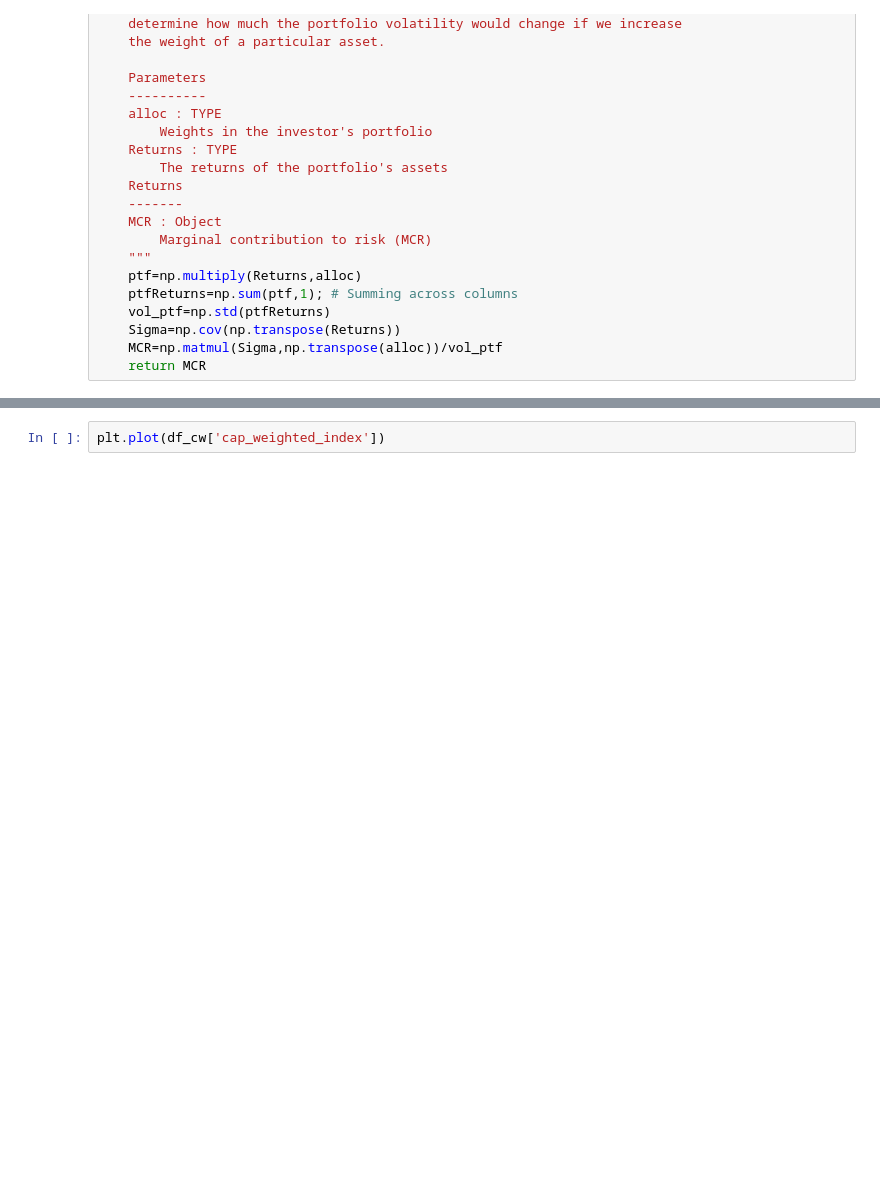
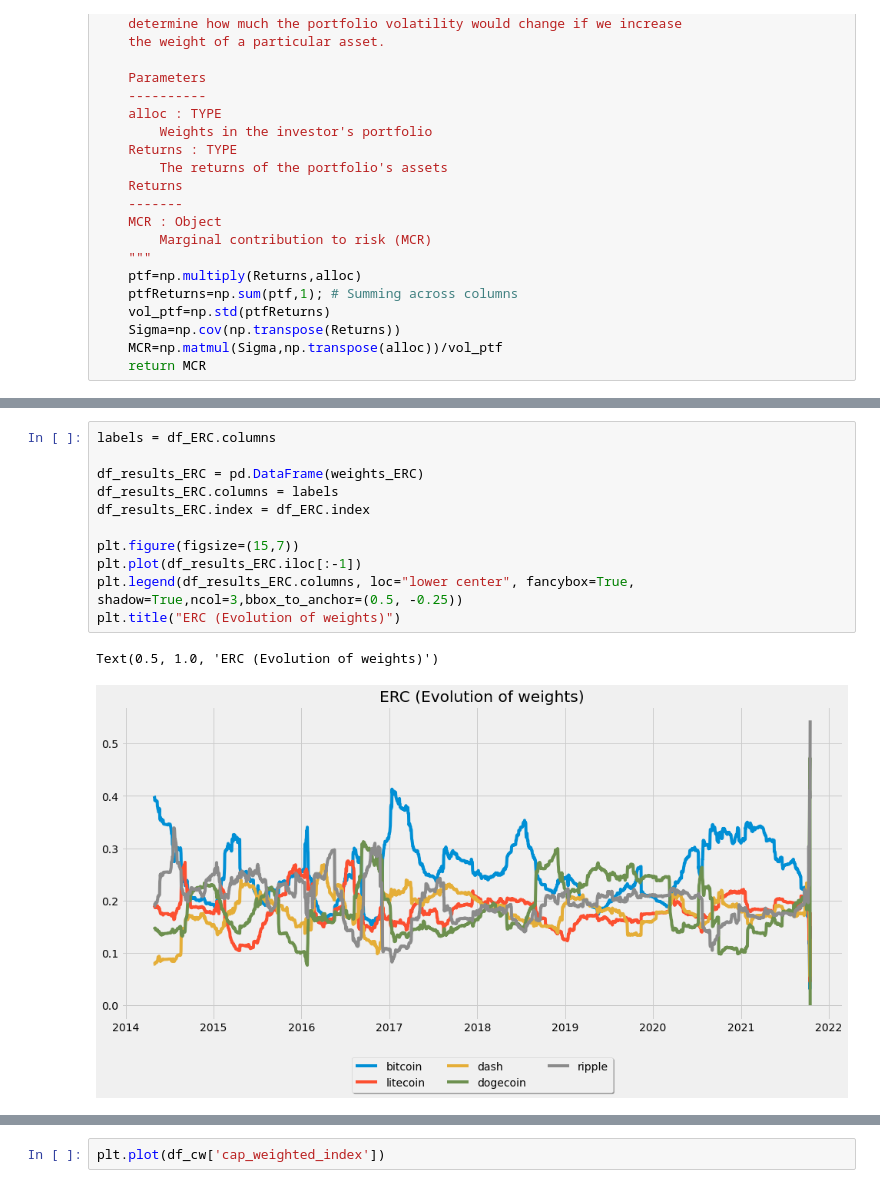
Before and after one commit to GuillaumePv/lowbeta_cryptocurrency, a Jupyter notebook: market_portfolio.ipynb, the cells around one changed output, grey strips where cells are left out. Drawn from its saved outputs; the diff is of its cells as text; blank space fills up the shorter version.

```diff
--- a/market_portfolio.ipynb
+++ b/market_portfolio.ipynb
@@ -375,3 +395,17 @@ Optimization terminated successfully    (Exit mode 0)
+# %%
+labels = df_ERC.columns
+
+df_results_ERC = pd.DataFrame(weights_ERC)
+df_results_ERC.columns = labels
+df_results_ERC.index = df_ERC.index
+
+plt.figure(figsize=(15,7))
+plt.plot(df_results_ERC.iloc[:-1])
+plt.legend(df_results_ERC.columns, loc="lower center", fancybox=True, shadow=True,ncol=3,bbox_to_anchor=(0.5, -0.25))
+plt.title("ERC (Evolution of weights)")
+# %% [output]
+Text(0.5, 1.0, 'ERC (Evolution of weights)')
+[figure, added]
 # %%
 plt.figure(figsize=(15,7))
 
```
Also changed, not shown: parts of 12 cells of this notebook, 1 other file.
